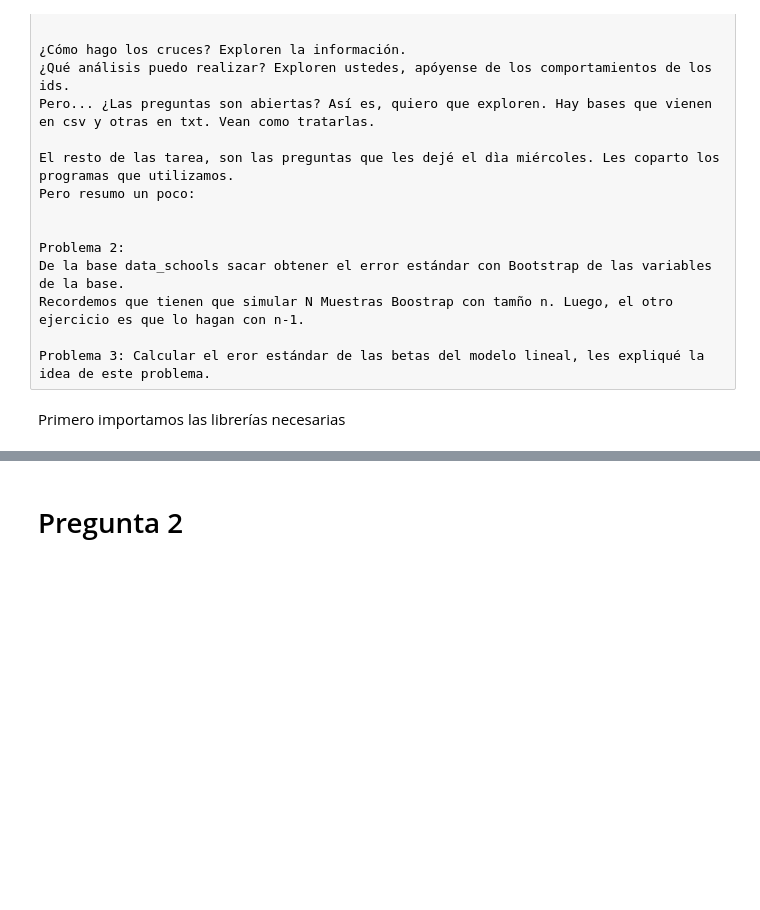
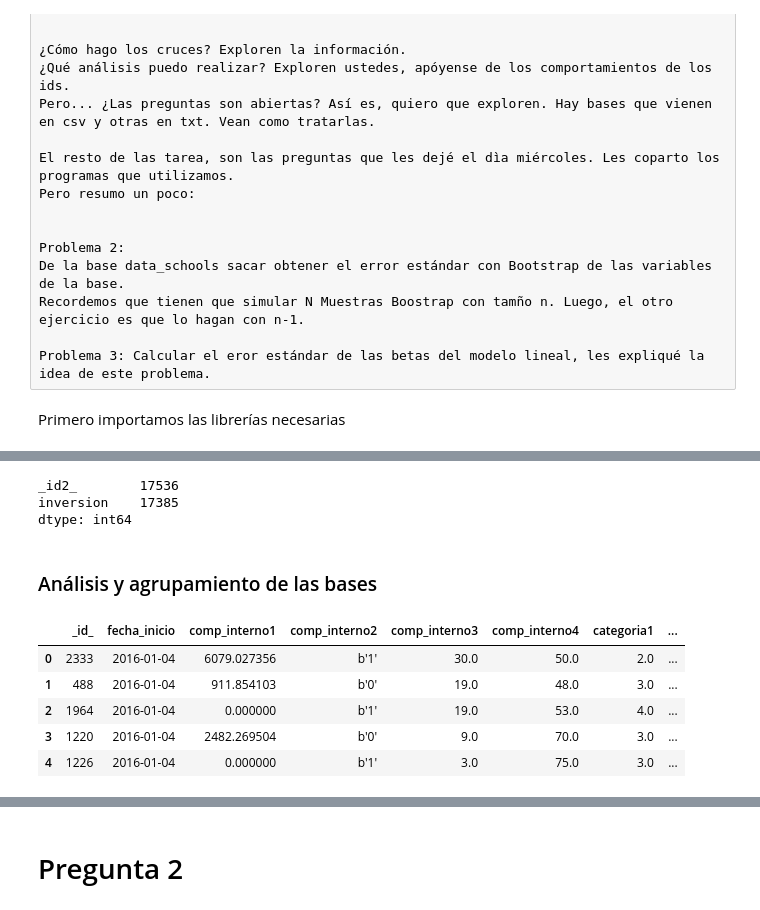
Before and after one commit to ArathReyes/Seminario-ML-DS, a Jupyter notebook: Tarea 1.ipynb, the cells around one changed output, grey strips where cells are left out. Drawn from its saved outputs; the diff is of its cells as text; code cells hidden in the pictures; blank space fills up the shorter version.

```diff
--- a/Tarea 1.ipynb
+++ b/Tarea 1.ipynb
@@ -42,0 +288,18 @@ from sklearn import linear_model
+# %%
+bd_inver.nunique()
+# %% [output]
+_id2_        17536
+inversion    17385
+dtype: int64
+# %% [markdown]
+### Análisis y agrupamiento de las bases
+# %%
+bd_ini_merged = bd_ini_int.merge(bd_ini_ext, how = "left", on = "_id_")
+bd_ini_merged.head()
+# %% [output]
+|  | _id_ | fecha_inicio | comp_interno1 | comp_interno2 | comp_interno3 | comp_interno4 | categoria1 | ... |
+| 0 | 2333 | 2016-01-04 | 6079.027356 | b'1' | 30.0 | 50.0 | 2.0 | ... |
+| 1 | 488 | 2016-01-04 | 911.854103 | b'0' | 19.0 | 48.0 | 3.0 | ... |
+| 2 | 1964 | 2016-01-04 | 0.000000 | b'1' | 19.0 | 53.0 | 4.0 | ... |
+| 3 | 1220 | 2016-01-04 | 2482.269504 | b'0' | 9.0 | 70.0 | 3.0 | ... |
+| 4 | 1226 | 2016-01-04 | 0.000000 | b'1' | 3.0 | 75.0 | 3.0 | ... |
```
Also changed, not shown: parts of 95 cells of this notebook.
